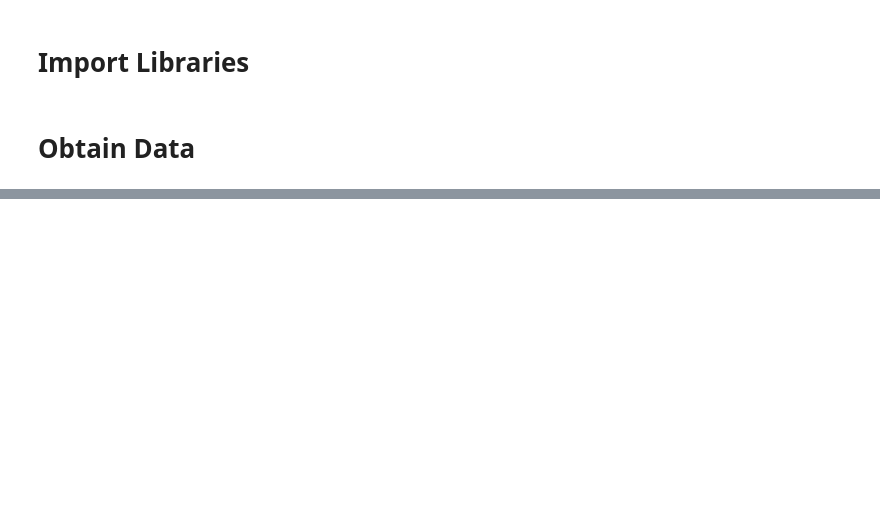
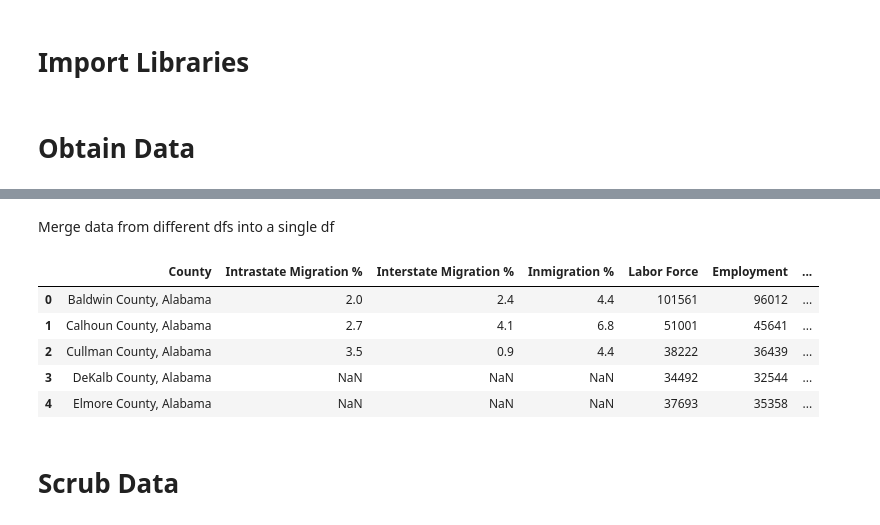
Before and after one commit to blantj/county_inmigration_regression, a Jupyter notebook: Modeling.ipynb, the cells around one changed output, grey strips where cells are left out. Cells and saved outputs as stored; diff of their text form; code cells hidden in the pictures; blank space fills up the shorter version.

```diff
--- a/Modeling.ipynb
+++ b/Modeling.ipynb
@@ -21,0 +145,6 @@ census_data.csv
+# %%
+commute_df = commute_df[['Geographic Area Name',
+                         'Estimate!!Total!!Workers 16 years and over who did not work from home!!TRAVEL TIME TO WORK!!Mean travel time to work (minutes)']]
+commute_df.columns = ['County', 'Commute Time']
+commute_df = commute_df.astype({'County': object, 'Commute Time': float})
+commute_df.head()
@@ -21,0 +160,3 @@ census_data.csv
+# %%
+weather_df = pd.read_csv('Data/weather_data/weather_data.csv', header=3)
+weather_df.head()
@@ -21,0 +172,5 @@ census_data.csv
+# %%
+weather_df = weather_df[['Location ID', 'Location', '1901-2000 Mean']]
+weather_df.head()
+weather_df.columns = ['State', 'County', 'Mean Temperature']
+weather_df.head()
@@ -21,0 +186,11 @@ census_data.csv
+# %%
+county_abbreviations_df = pd.read_csv('Data/weather_data/state_abbreviations.csv')
+county_abbreviations_df.head()
+
+def state_column(row):
+    abbreviation = row.split('-')[0]
+    return county_abbreviations_df[county_abbreviations_df['Abbreviation']==abbreviation]['State']
+weather_df['State'] = weather_df['State'].apply(state_column)
+weather_df['County'] = weather_df['County'] + ', ' + weather_df['State']
+weather_df.drop(columns='State', inplace=True)
+weather_df.head()
@@ -21,0 +204,19 @@ census_data.csv
+# %% [markdown]
+Merge data from different dfs into a single df
+# %%
+df_list = [migration_df, economic_df, housing_df, education_df,
+          commute_df, weather_df]
+df = migration_df['County']
+
+for data_df in df_list:
+    df = pd.merge(df, data_df, how='inner', on='County')
+df.head()
+# %% [output]
+|  | County | Intrastate Migration % | Interstate Migration % | Inmigration % | Labor Force | Employment | ... |
+| 0 | Baldwin County, Alabama | 2.0 | 2.4 | 4.4 | 101561 | 96012 | ... |
+| 1 | Calhoun County, Alabama | 2.7 | 4.1 | 6.8 | 51001 | 45641 | ... |
+| 2 | Cullman County, Alabama | 3.5 | 0.9 | 4.4 | 38222 | 36439 | ... |
+| 3 | DeKalb County, Alabama | NaN | NaN | NaN | 34492 | 32544 | ... |
+| 4 | Elmore County, Alabama | NaN | NaN | NaN | 37693 | 35358 | ... |
+# %% [markdown]
+# Scrub Data
```
Also changed, not shown: parts of 27 cells of this notebook, 3 other files.
